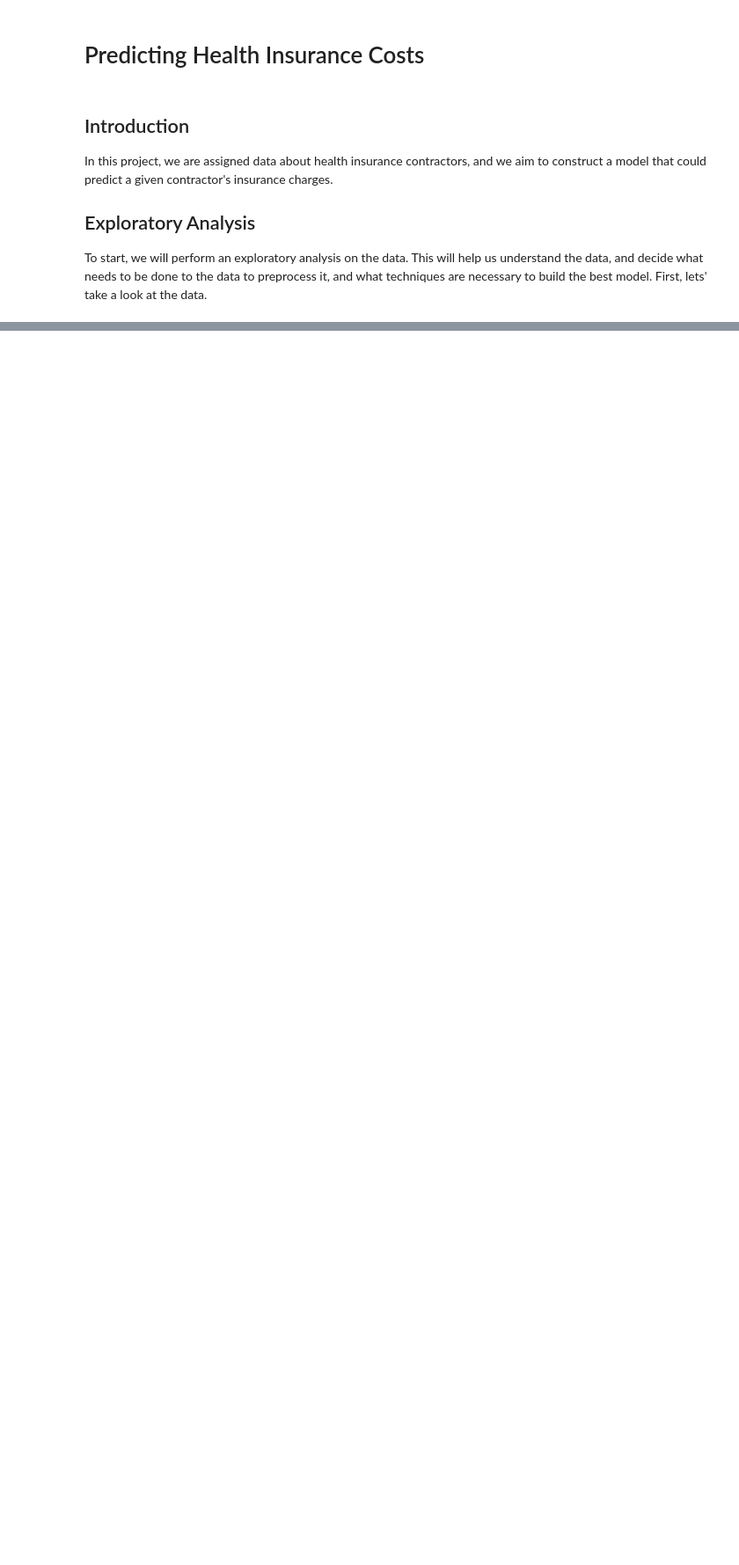
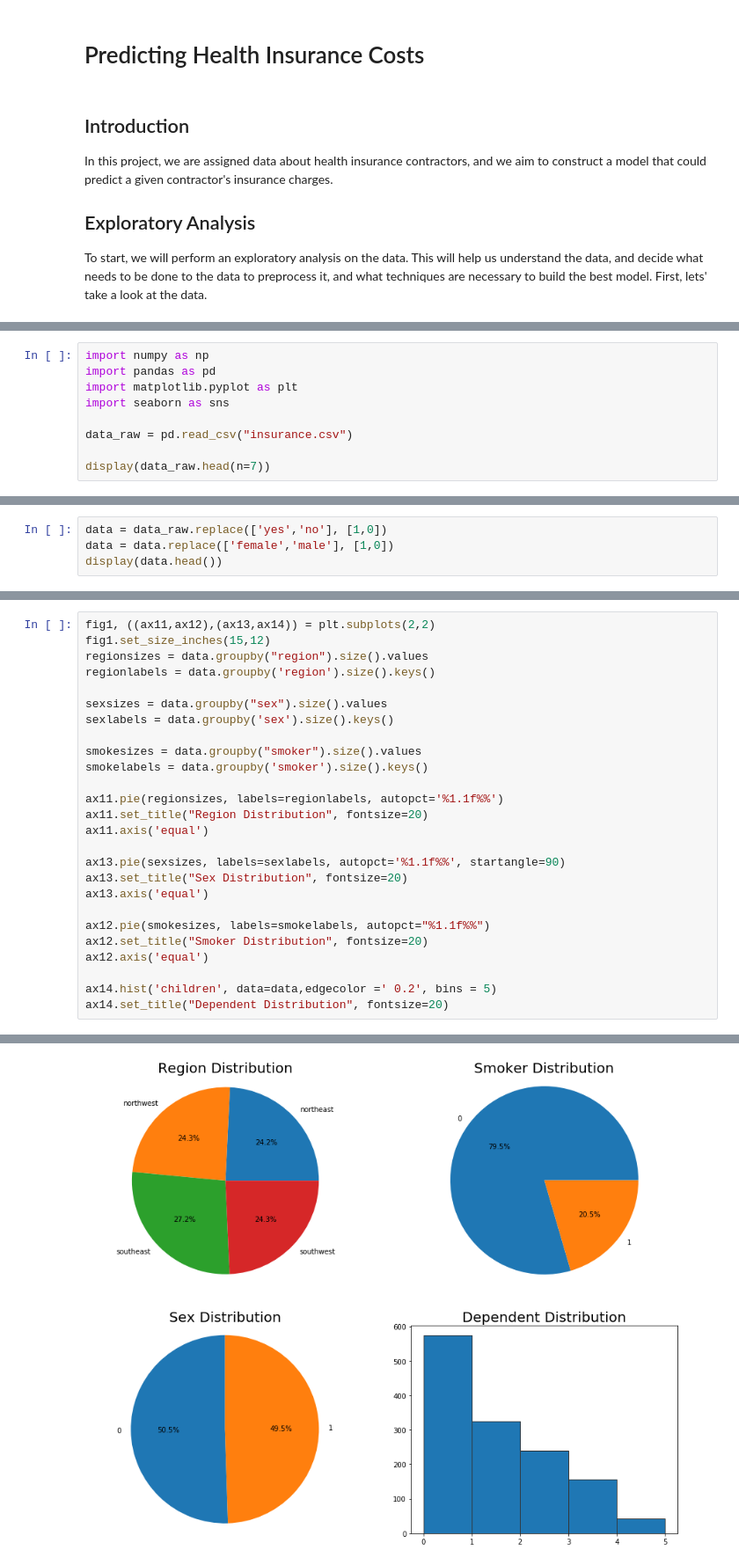
Before and after one commit to nezartarbin/Predicting_Health_Insurance_Costs, a Jupyter notebook: insurance.ipynb, the cells around one changed output, grey strips where cells are left out. Shown: that part at 88% size. Saved outputs shown, nothing was run; the diff lists cells and outputs as text; blank space fills up the shorter version.

```diff
--- a/insurance.ipynb
+++ b/insurance.ipynb
@@ -233,0 +11,9 @@ NameError: name 'dot_data' is not defined
+# %%
+import numpy as np
+import pandas as pd
+import matplotlib.pyplot as plt
+import seaborn as sns
+
+data_raw = pd.read_csv("insurance.csv")
+
+display(data_raw.head(n=7))
@@ -233,0 +41,4 @@ NameError: name 'dot_data' is not defined
+# %%
+data = data_raw.replace(['yes','no'], [1,0])
+data = data.replace(['female','male'], [1,0])
+display(data.head())
@@ -233,0 +54,27 @@ NameError: name 'dot_data' is not defined
+# %%
+fig1, ((ax11,ax12),(ax13,ax14)) = plt.subplots(2,2)
+fig1.set_size_inches(15,12)
+regionsizes = data.groupby("region").size().values
+regionlabels = data.groupby('region').size().keys()
+
+sexsizes = data.groupby("sex").size().values
+sexlabels = data.groupby('sex').size().keys()
+
+smokesizes = data.groupby("smoker").size().values
+smokelabels = data.groupby('smoker').size().keys()
+
+ax11.pie(regionsizes, labels=regionlabels, autopct='%1.1f%%')
+ax11.set_title("Region Distribution", fontsize=20)
+ax11.axis('equal')
+
+ax13.pie(sexsizes, labels=sexlabels, autopct='%1.1f%%', startangle=90)
+ax13.set_title("Sex Distribution", fontsize=20)
+ax13.axis('equal')
+
+ax12.pie(smokesizes, labels=smokelabels, autopct="%1.1f%%")
+ax12.set_title("Smoker Distribution", fontsize=20)
+ax12.axis('equal')
+
+ax14.hist('children', data=data,edgecolor =' 0.2', bins = 5)
+ax14.set_title("Dependent Distribution", fontsize=20)
+# %% [output]
@@ -233,0 +82 @@ NameError: name 'dot_data' is not defined
+[figure, added]
```
Also changed, not shown: parts of 36 cells of this notebook.
